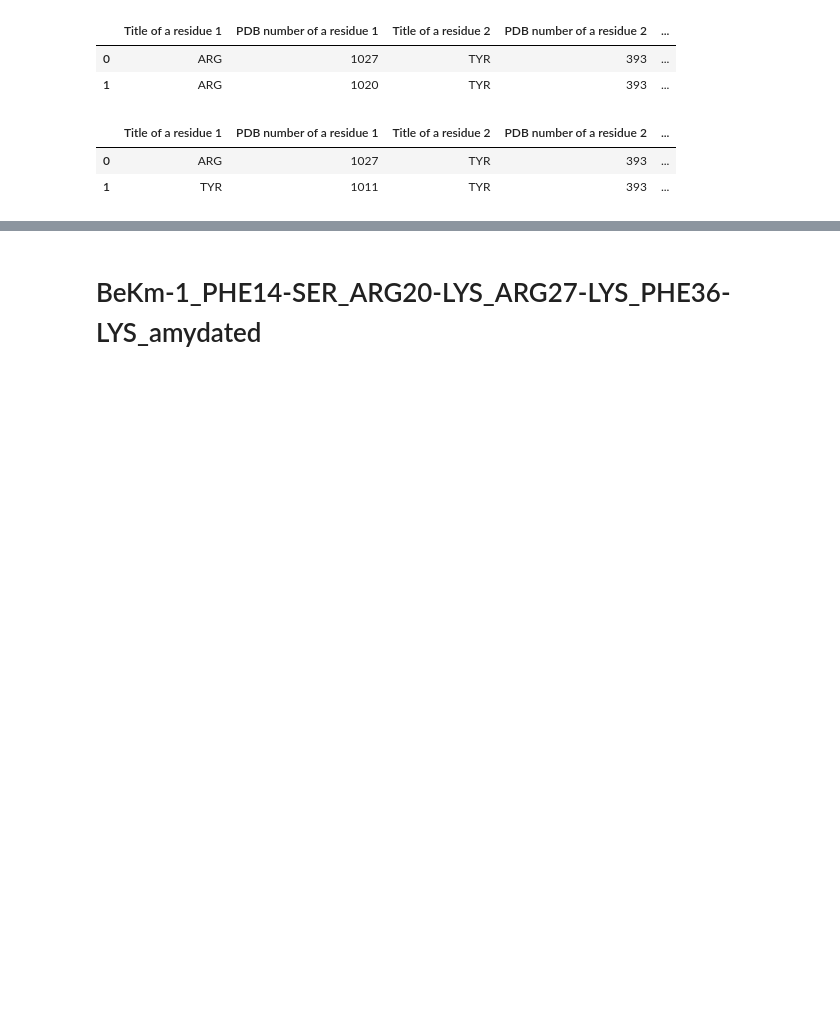
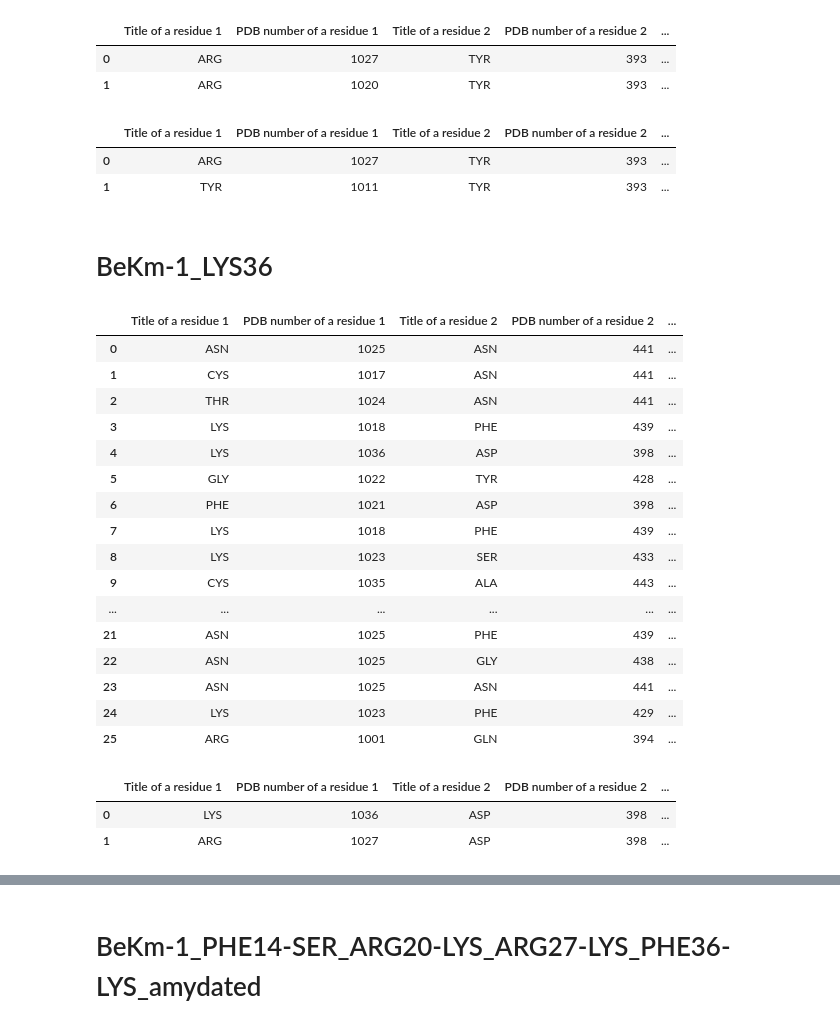
Before and after one commit to nikitadobrokhtov/potassium-channels, a Jupyter notebook: toxin_mutants/Contact_analysis_of_complexes_with_toxin_mutants_new_conformation.ipynb, the cells around one changed output, grey strips where cells are left out. Cells and saved outputs as stored; diff of their text form; code cells hidden in the pictures; blank space fills up the shorter version.

```diff
--- a/toxin_mutants/Contact_analysis_of_complexes_with_toxin_mutants_new_conformation.ipynb
+++ b/toxin_mutants/Contact_analysis_of_complexes_with_toxin_mutants_new_conformation.ipynb
@@ -186,3 +186,44 @@ stk
 |  | Title of a residue 1 | PDB number of a residue 1 | Title of a residue 2 | PDB number of a residue 2 | ... |
 | 0 | ARG | 1027 | TYR | 393 | ... |
 | 1 | TYR | 1011 | TYR | 393 | ... |
+# %% [markdown]
+# BeKm-1_LYS36
+# %%
+label = "BeKm-1_LYS36"
+data1 = pd.read_csv(f"./{label}/contact_analysis/md.tpr_hb_ft.csv", names=names)
+data2 = pd.read_csv(f"./{label}/contact_analysis/md.tpr_pi_ft.csv", names=names)
+data3 = pd.read_csv(f"./{label}/contact_analysis/md.tpr_sb_ft.csv", names=names)
+data4 = pd.read_csv(f"./{label}/contact_analysis/md.tpr_stk_ft.csv", names=names)
+data5 = pd.read_csv(f"./{label}/contact_analysis/md.tpr_phob_ft.csv", names=names)
+
+hb = extract_appropriate_data(process_of_data(data1))[necessary_columns].reset_index(drop=True)
+pi = extract_appropriate_data(process_of_data(data2))[necessary_columns].reset_index(drop=True)
+sb = extract_appropriate_data(process_of_data(data3))[necessary_columns].reset_index(drop=True)
+stk = extract_appropriate_data(process_of_data(data4))[necessary_columns].reset_index(drop=True)
+phob = extract_appropriate_data(process_of_data(data5))[necessary_columns].reset_index(drop=True)
+# %%
+hb
+# %% [output]
+|  | Title of a residue 1 | PDB number of a residue 1 | Title of a residue 2 | PDB number of a residue 2 | ... |
+| 0 | ASN | 1025 | ASN | 441 | ... |
+| 1 | CYS | 1017 | ASN | 441 | ... |
+| 2 | THR | 1024 | ASN | 441 | ... |
+| 3 | LYS | 1018 | PHE | 439 | ... |
+| 4 | LYS | 1036 | ASP | 398 | ... |
+| 5 | GLY | 1022 | TYR | 428 | ... |
+| 6 | PHE | 1021 | ASP | 398 | ... |
+| 7 | LYS | 1018 | PHE | 439 | ... |
+| 8 | LYS | 1023 | SER | 433 | ... |
+| 9 | CYS | 1035 | ALA | 443 | ... |
+| ... | ... | ... | ... | ... | ... |
+| 21 | ASN | 1025 | PHE | 439 | ... |
+| 22 | ASN | 1025 | GLY | 438 | ... |
+| 23 | ASN | 1025 | ASN | 441 | ... |
+| 24 | LYS | 1023 | PHE | 429 | ... |
+| 25 | ARG | 1001 | GLN | 394 | ... |
+# %%
+sb
+# %% [output]
+|  | Title of a residue 1 | PDB number of a residue 1 | Title of a residue 2 | PDB number of a residue 2 | ... |
+| 0 | LYS | 1036 | ASP | 398 | ... |
+| 1 | ARG | 1027 | ASP | 398 | ... |
```
Also changed, not shown: parts of 2 cells of this notebook, 21 other files.
